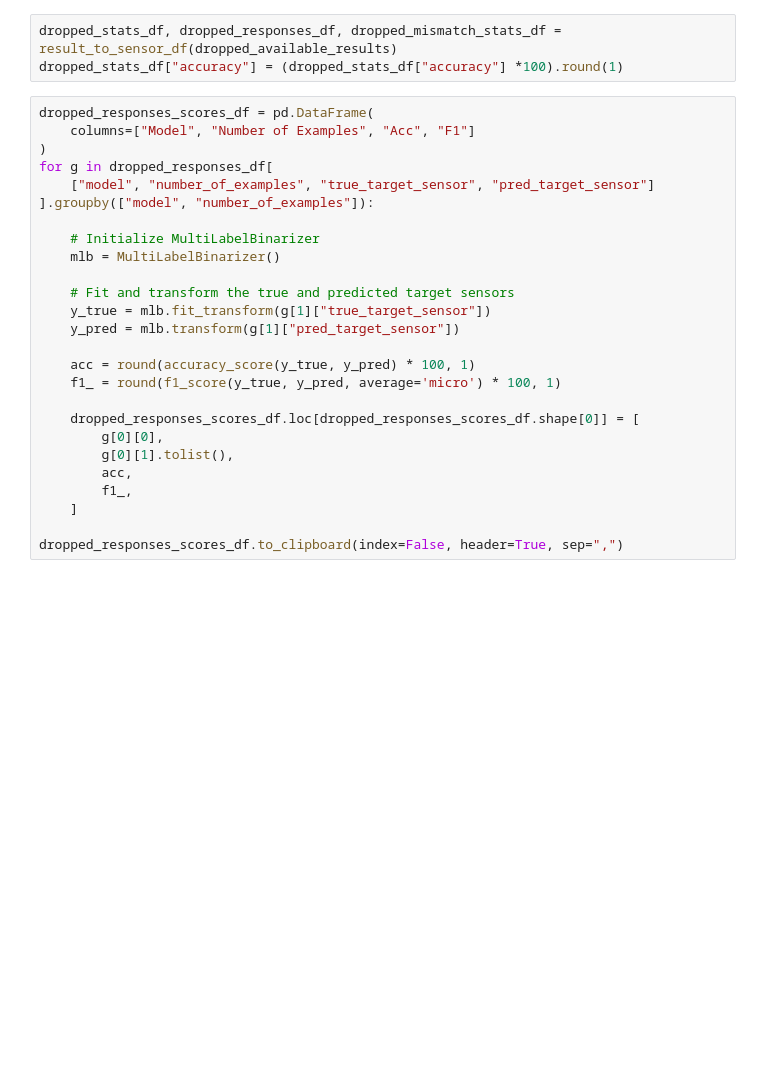
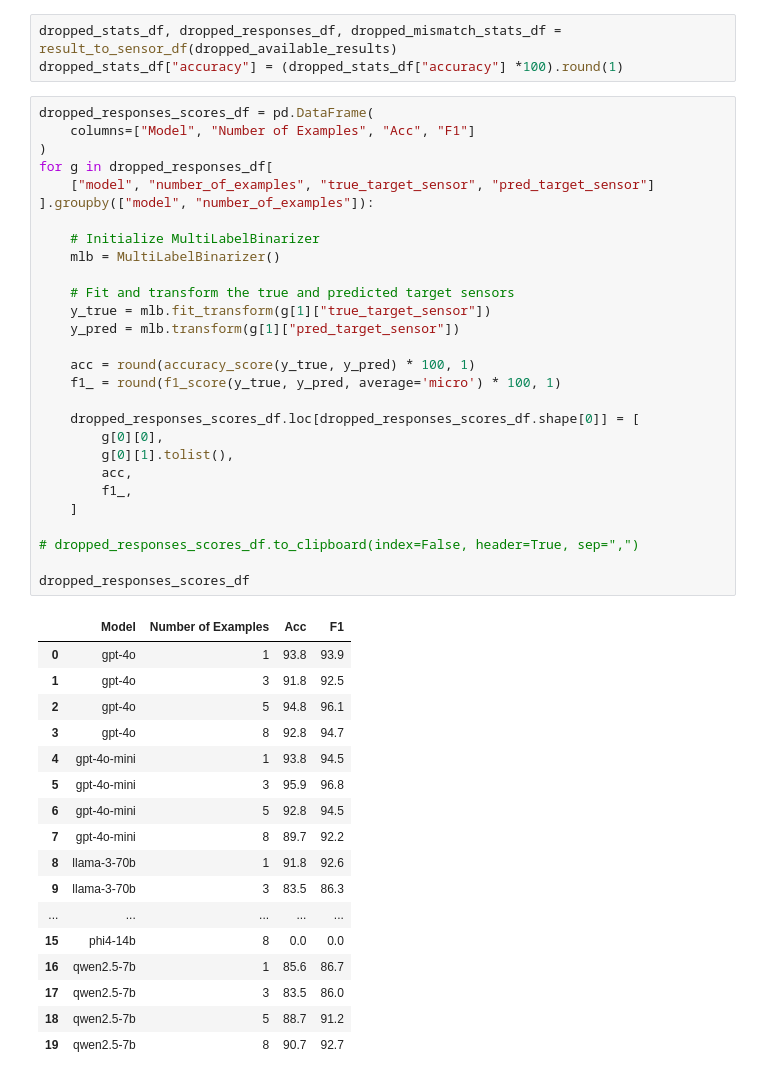
Before and after one commit to ahmadhatahet/hil-fault-test-gen, a Jupyter notebook: results_analysis.ipynb, the cells around one changed output. Saved outputs shown, nothing was run; the diff lists cells and outputs as text; blank space fills up the shorter version.

```diff
--- a/results_analysis.ipynb
+++ b/results_analysis.ipynb
@@ -473,29 +491,49 @@ dropped_stats_df["accuracy"] = (dropped_stats_df["accuracy"] *100).round(1)
 # %%
 dropped_responses_scores_df = pd.DataFrame(
     columns=["Model", "Number of Examples", "Acc", "F1"]
 )
 for g in dropped_responses_df[
     ["model", "number_of_examples", "true_target_sensor", "pred_target_sensor"]
 ].groupby(["model", "number_of_examples"]):
 
     # Initialize MultiLabelBinarizer
     mlb = MultiLabelBinarizer()
 
     # Fit and transform the true and predicted target sensors
     y_true = mlb.fit_transform(g[1]["true_target_sensor"])
     y_pred = mlb.transform(g[1]["pred_target_sensor"])
 
     acc = round(accuracy_score(y_true, y_pred) * 100, 1)
     f1_ = round(f1_score(y_true, y_pred, average='micro') * 100, 1)
 
     dropped_responses_scores_df.loc[dropped_responses_scores_df.shape[0]] = [
         g[0][0],
         g[0][1].tolist(),
         acc,
         f1_,
     ]
 
-dropped_responses_scores_df.to_clipboard(index=False, header=True, sep=",")
+# dropped_responses_scores_df.to_clipboard(index=False, header=True, sep=",")
+
+dropped_responses_scores_df
+# %% [output]
+|  | Model | Number of Examples | Acc | F1 |
+| 0 | gpt-4o | 1 | 93.8 | 93.9 |
+| 1 | gpt-4o | 3 | 91.8 | 92.5 |
+| 2 | gpt-4o | 5 | 94.8 | 96.1 |
+| 3 | gpt-4o | 8 | 92.8 | 94.7 |
+| 4 | gpt-4o-mini | 1 | 93.8 | 94.5 |
+| 5 | gpt-4o-mini | 3 | 95.9 | 96.8 |
+| 6 | gpt-4o-mini | 5 | 92.8 | 94.5 |
+| 7 | gpt-4o-mini | 8 | 89.7 | 92.2 |
+| 8 | llama-3-70b | 1 | 91.8 | 92.6 |
+| 9 | llama-3-70b | 3 | 83.5 | 86.3 |
+| ... | ... | ... | ... | ... |
+| 15 | phi4-14b | 8 | 0.0 | 0.0 |
+| 16 | qwen2.5-7b | 1 | 85.6 | 86.7 |
+| 17 | qwen2.5-7b | 3 | 83.5 | 86.0 |
+| 18 | qwen2.5-7b | 5 | 88.7 | 91.2 |
+| 19 | qwen2.5-7b | 8 | 90.7 | 92.7 |
 # %%
 # table outlining the accuracy of each model and number of examples
 dropped_stats_df_latex = dropped_stats_df.copy()
```
Also changed, not shown: parts of 10 cells of this notebook.
